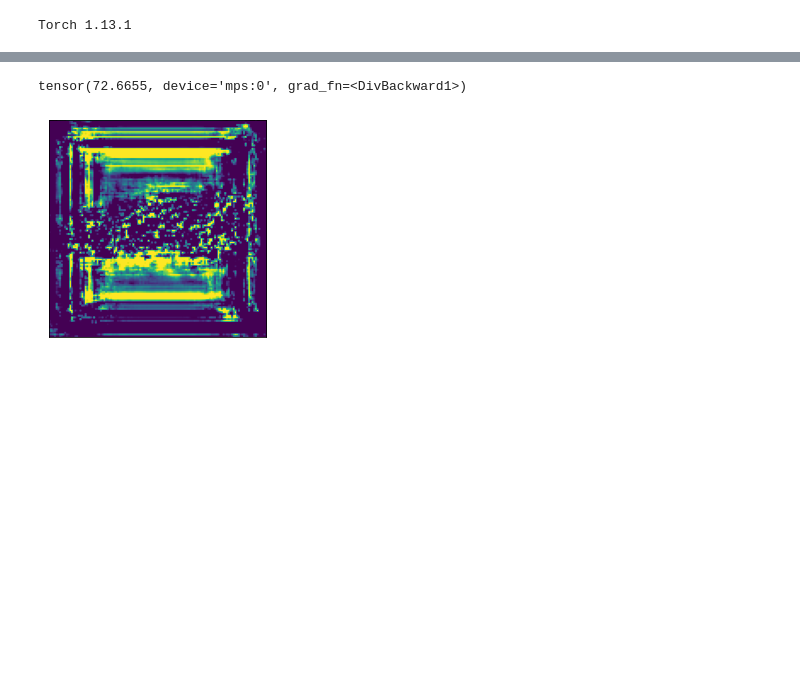
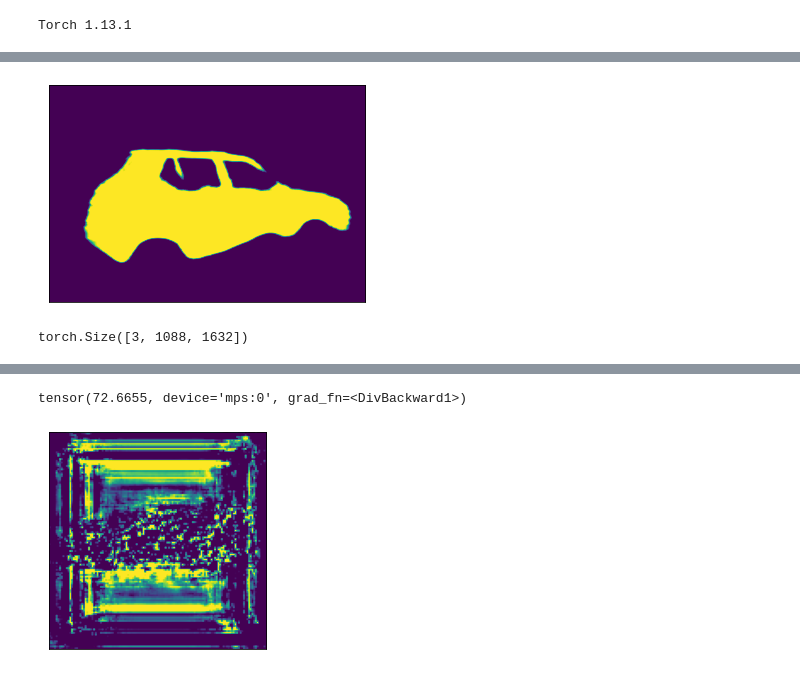
Before and after one commit to magiczhon/ARCarTuna, a Jupyter notebook: Research/research.ipynb, the cells around one changed output, grey strips where cells are left out. Drawn from its saved outputs; the diff is of its cells as text; code cells hidden in the pictures; blank space fills up the shorter version.

```diff
--- a/Research/research.ipynb
+++ b/Research/research.ipynb
@@ -78,3 +118,7 @@ show(drawn_masks)
+# %%
+show(mask_on_device)
+# %% [output]
+[figure, added]
 # %%
 # сортируем изображения по разрешению (чтобы в битче были изображения похожего разрешения)
 def cmp_by_image_resolution(x, y):
@@ -206,6 +280,10 @@ imgs_train, imgs_test, mask_train, mask_test = train_test_split(img_list, mask_l
 
 data_train = CarBodyDataset(imgs_train, mask_train, trf_img, trf_mask)
 data_test = CarBodyDataset(imgs_test, mask_test, trf_img, trf_mask)
+# %%
+data_train[0]['img'].shape
+# %% [output]
+torch.Size([3, 1088, 1632])
 # %%
 def pixel_accuracy(output, mask):
     with torch.no_grad():
```
Also changed, not shown: parts of 15 cells of this notebook, 3 other files.
